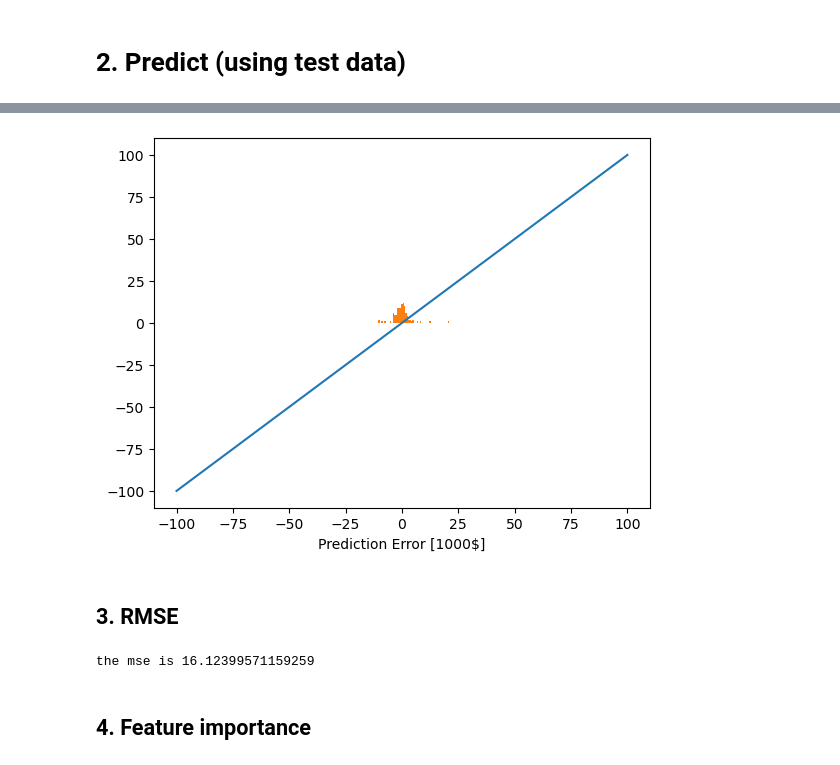
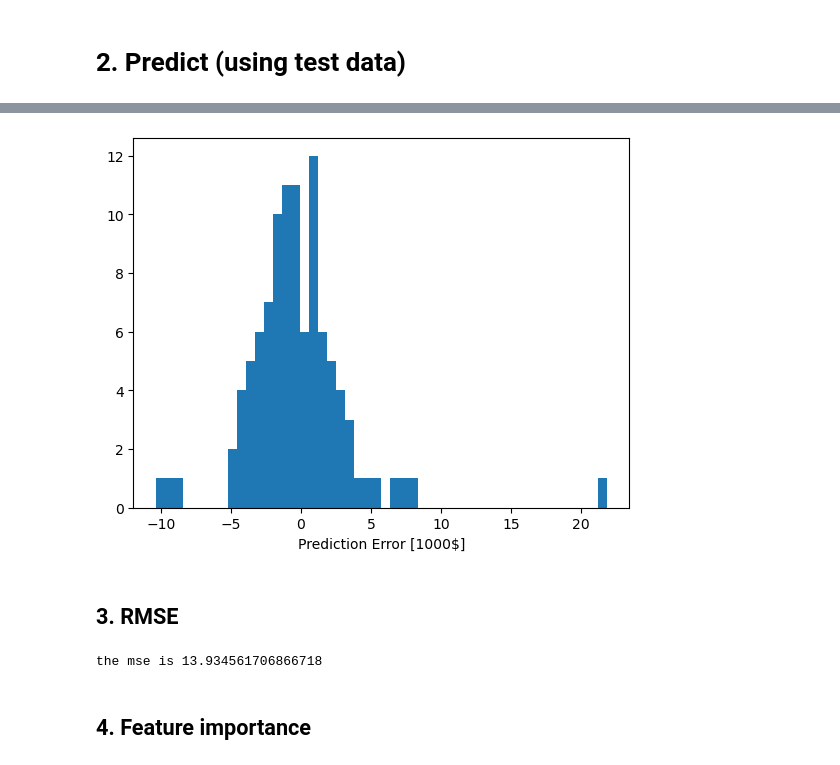
Before and after one commit to leap-stc/EAEE4000_ML_for_Env_Eng_Sci, a Jupyter notebook: Python_tutorials/tree_based_methods.ipynb, the cells around one changed output, grey strips where cells are left out. Saved outputs shown, nothing was run; the diff lists cells and outputs as text; code cells hidden in the pictures.

```diff
--- a/Python_tutorials/tree_based_methods.ipynb
+++ b/Python_tutorials/tree_based_methods.ipynb
@@ -116,8 +116,8 @@ params_xgb = {'objective': 'reg:squarederror',
 #======================================================
 # define the model, uncomment the one you want to use
 #======================================================
-#model = RandomForestRegressor(**params_rfr)
-model = XGBRegressor(**params_xgb)
+model = RandomForestRegressor(**params_rfr)
+#model = XGBRegressor(**params_xgb)
 # %% [markdown]
 ## 1.2 train the model
 # %%
@@ -152,19 +147,18 @@ _ = plt.plot([-100, 100], [-100, 100])
 # %%
 # histogram
 error = test_predictions - test_labels
 plt.hist(error, bins = 50)
 plt.xlabel("Prediction Error [1000$]")
 plt.show()
-_ = plt.ylabel("Count")
 # %% [output]
-[figure, old version]
+[figure, new version]
 # %% [markdown]
 ## 3. RMSE
 # %%
 mse = mean_squared_error(test_labels, test_predictions)
 print(f'the mse is {mse}')
 # %% [output]
-the mse is 16.12399571159259
+the mse is 13.934561706866718
 # %% [markdown]
 ## 4. Feature importance
 # %%
```
Also changed, not shown: parts of 5 cells of this notebook, 6 other files.
